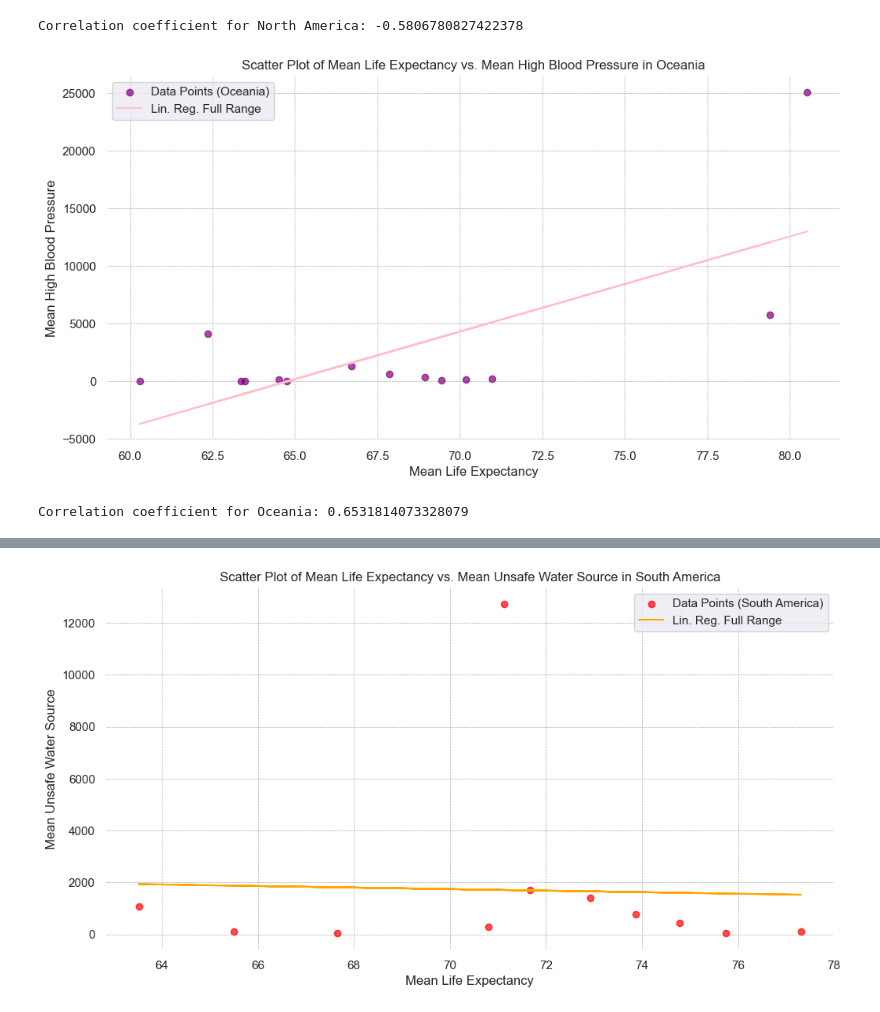
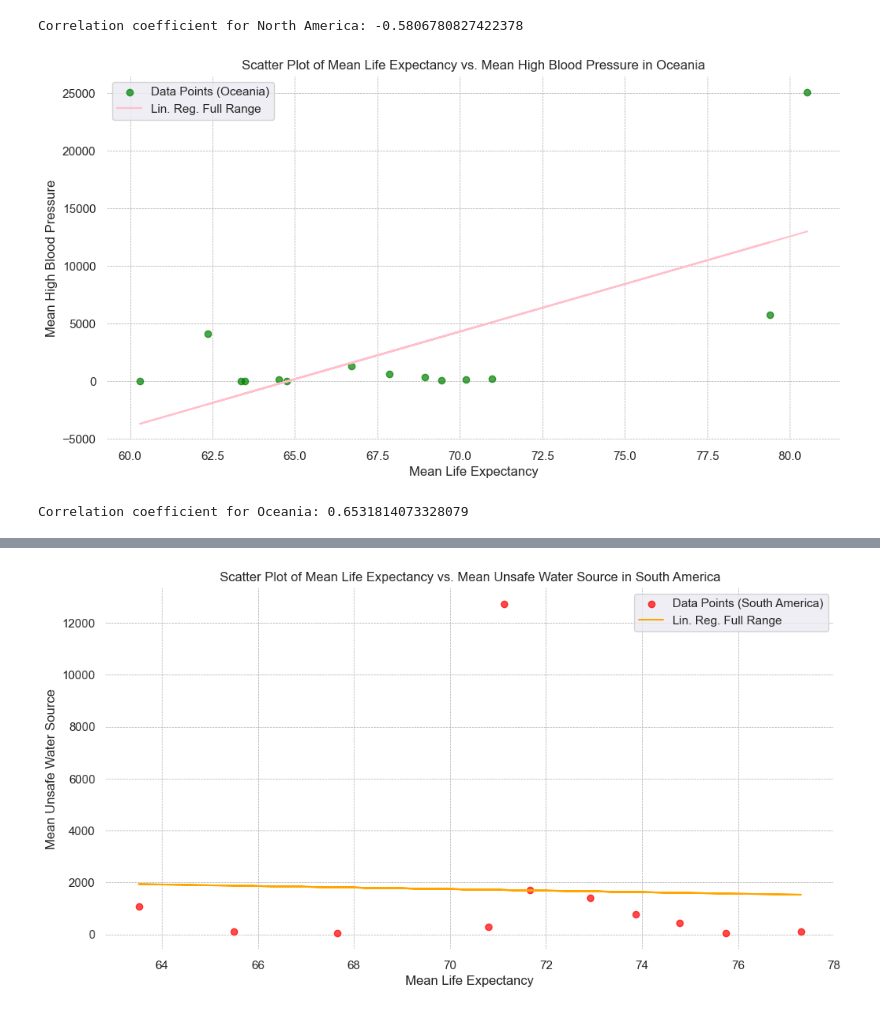
Before and after one commit to KavaughnSmith/DAT5902, a Jupyter notebook: Python Files/Main.ipynb, the cells around one changed output, grey strips where cells are left out. Saved outputs shown, nothing was run; the diff lists cells and outputs as text; code cells hidden in the pictures.

```diff
--- a/Python Files/Main.ipynb
+++ b/Python Files/Main.ipynb
@@ -1139,35 +1138,35 @@ oceania_df = df_life_risk[df_life_risk['Continent'] == 'Oceania']
 
 # Calculate the mean of Life Expectancy and High Blood Pressure for each country in Oceania
 mean_life_exp_oceania = oceania_df.groupby('Entity')['Life_Expectancy'].mean()
 mean_blood_pressure_oceania = oceania_df.groupby('Entity')['High_Blood_Pressure'].mean()
 
 # Create a scatter plot
 plt.figure(figsize=(12, 6))
-plt.scatter(mean_life_exp_oceania, mean_blood_pressure_oceania, alpha=0.7, label="Data Points (Oceania)", color='purple')
+plt.scatter(mean_life_exp_oceania, mean_blood_pressure_oceania, alpha=0.7, label="Data Points (Oceania)", color='green')
 
 # Linear regression line
 lin_reg_m_oceania, lin_reg_q_oceania = linear_regression(mean_life_exp_oceania, mean_blood_pressure_oceania)
 y_oceania = mean_life_exp_oceania * lin_reg_m_oceania + lin_reg_q_oceania
 plt.plot(mean_life_exp_oceania, y_oceania, label="Lin. Reg. Full Range", color='pink')
 
 # Set background color to white
 plt.gca().set_facecolor('white')
 
 # Set grid color to dark grey and grid style to dashed
 plt.grid(color='darkgrey', linestyle='dashed', linewidth=0.5)
 
 plt.legend()
 
 plt.title('Scatter Plot of Mean Life Expectancy vs. Mean High Blood Pressure in Oceania')
 plt.xlabel('Mean Life Expectancy')
 plt.ylabel('Mean High Blood Pressure')
 plt.show()
 
 # Correlation Coefficient
 result_oceania = correlation_coefficient(oceania_df, "Life_Expectancy", "High_Blood_Pressure")
 print(f"Correlation coefficient for Oceania: {result_oceania}")
 # %% [output]
-[figure, old version]
+[figure, new version]
 Correlation coefficient for Oceania: 0.6531814073328079
 # %%
 # Filter data for Oceania
```
Also changed, not shown: parts of 11 cells of this notebook.
